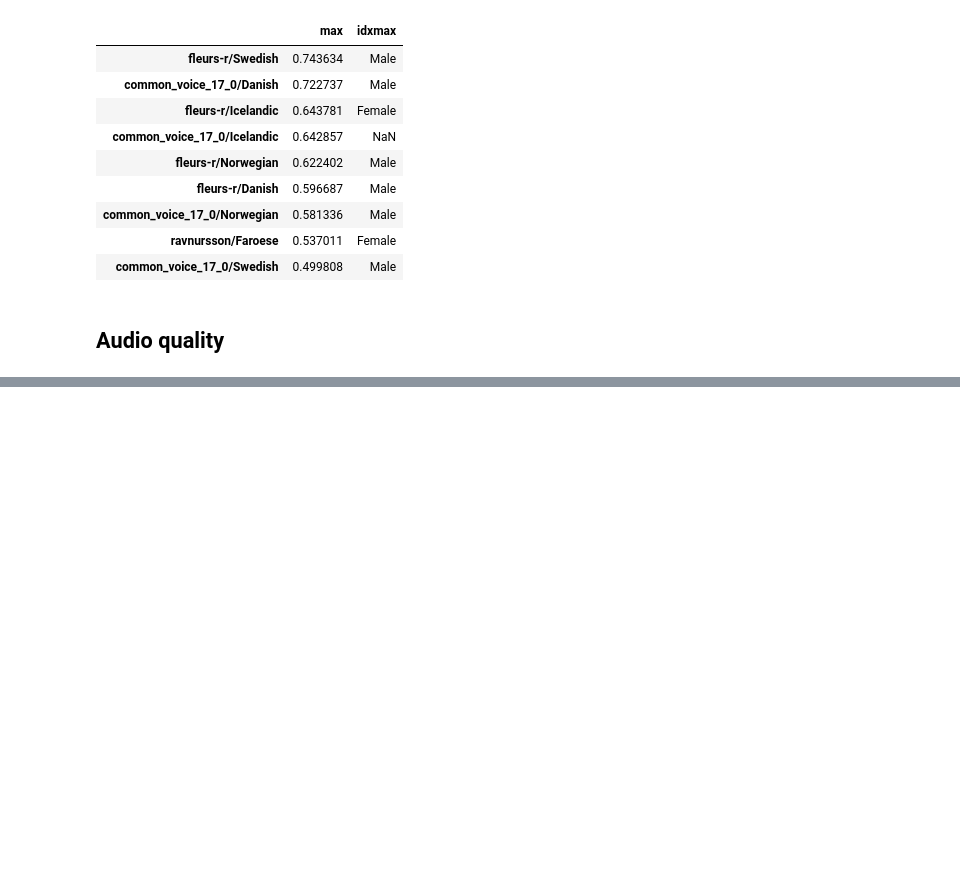
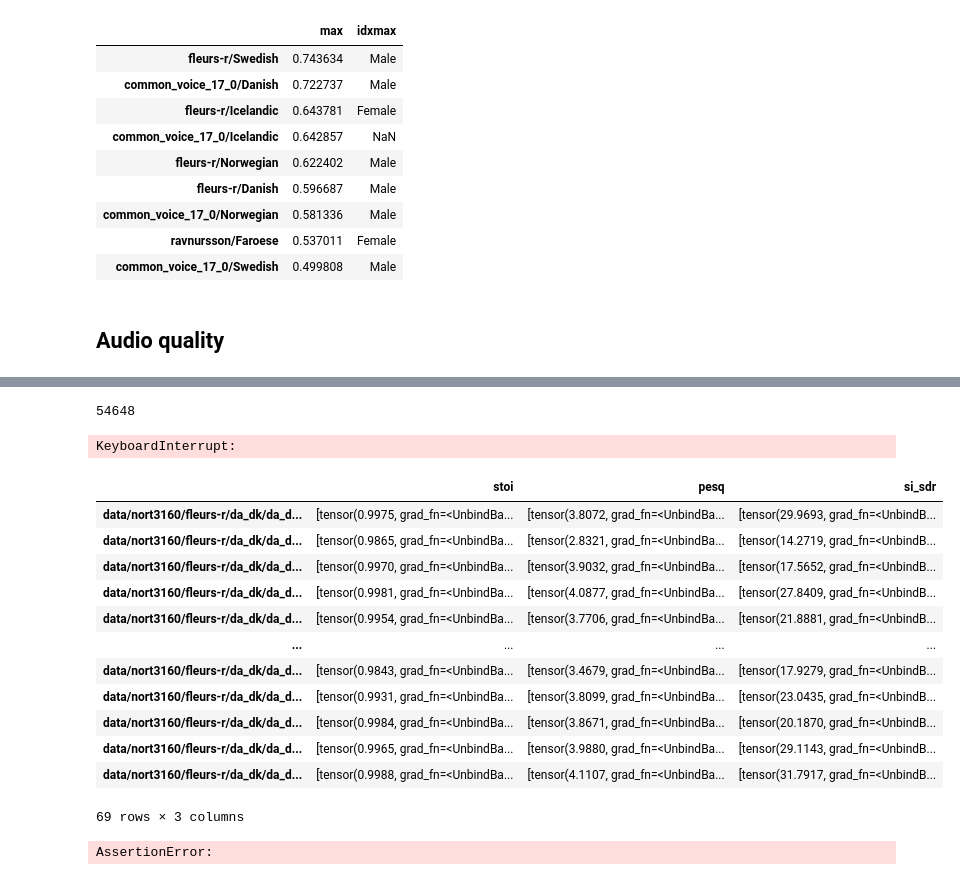
Before and after one commit to Neclow/mlops_project, a Jupyter notebook: data_quality.ipynb, the cells around one changed output, grey strips where cells are left out. Saved outputs shown, nothing was run; the diff lists cells and outputs as text; code cells hidden in the pictures; blank space fills up the shorter version.

Commit message:
add squim SQA script

```diff
--- a/data_quality.ipynb
+++ b/data_quality.ipynb
@@ -452,0 +451,12 @@ gender_balance_df.T.agg(["max", "idxmax"]).T.sort_values(by="max", ascending=Fal
+# %%
+# SQUIM does not require the corresponding clean speech as reference for speech assessment
+objective_model = SQUIM_OBJECTIVE.get_model()
+
+torch.compile(objective_model)
+
+is_cuda = torch.cuda.is_available()
+
+# if is_cuda:
+#     objective_model.to("cuda:0")
+
+summary(objective_model)
@@ -452,0 +481,67 @@ gender_balance_df.T.agg(["max", "idxmax"]).T.sort_values(by="max", ascending=Fal
+# %%
+exts = ("wav", "mp3")
+
+base_pattern = f"{dataset_folder}/**/audio"
+
+audio_files = []
+
+for ext in exts:
+    audio_files.extend(glob(f"{base_pattern}/*/*.{ext}", recursive=True))
+
+print(len(audio_files))
+# %% [output]
+54648
+# %%
+sq_data = {}
+
+
+for file in tqdm(audio_files):
+    x, sr = torchaudio.load(file)
+
+    if sr != SAMPLE_RATE:
+        x = torchaudio.functional.resample(x, sr, SAMPLE_RATE)
+
+    stoi, pesq, si_sdr = objective_model(
+        x[0:1]
+    )
+
+    sq_data[file] = {"stoi": stoi, "pesq": pesq, "si_sdr": si_sdr}
+# %% [output]
+KeyboardInterrupt:
+# %%
+pd.DataFrame.from_dict(sq_data, orient="index")
+# %% [output]
+|  | stoi | pesq | si_sdr |
+| data/nort3160/fleurs-r/da_dk/da_d... | [tensor(0.9975, grad_fn=<UnbindBa... | [tensor(3.8072, grad_fn=<UnbindBa... | [tensor(29.9693, grad_fn=<UnbindB... |
+| data/nort3160/fleurs-r/da_dk/da_d... | [tensor(0.9865, grad_fn=<UnbindBa... | [tensor(2.8321, grad_fn=<UnbindBa... | [tensor(14.2719, grad_fn=<UnbindB... |
+| data/nort3160/fleurs-r/da_dk/da_d... | [tensor(0.9970, grad_fn=<UnbindBa... | [tensor(3.9032, grad_fn=<UnbindBa... | [tensor(17.5652, grad_fn=<UnbindB... |
+| data/nort3160/fleurs-r/da_dk/da_d... | [tensor(0.9981, grad_fn=<UnbindBa... | [tensor(4.0877, grad_fn=<UnbindBa... | [tensor(27.8409, grad_fn=<UnbindB... |
+| data/nort3160/fleurs-r/da_dk/da_d... | [tensor(0.9954, grad_fn=<UnbindBa... | [tensor(3.7706, grad_fn=<UnbindBa... | [tensor(21.8881, grad_fn=<UnbindB... |
+| ... | ... | ... | ... |
+| data/nort3160/fleurs-r/da_dk/da_d... | [tensor(0.9843, grad_fn=<UnbindBa... | [tensor(3.4679, grad_fn=<UnbindBa... | [tensor(17.9279, grad_fn=<UnbindB... |
+| data/nort3160/fleurs-r/da_dk/da_d... | [tensor(0.9931, grad_fn=<UnbindBa... | [tensor(3.8099, grad_fn=<UnbindBa... | [tensor(23.0435, grad_fn=<UnbindB... |
+| data/nort3160/fleurs-r/da_dk/da_d... | [tensor(0.9984, grad_fn=<UnbindBa... | [tensor(3.8671, grad_fn=<UnbindBa... | [tensor(20.1870, grad_fn=<UnbindB... |
+| data/nort3160/fleurs-r/da_dk/da_d... | [tensor(0.9965, grad_fn=<UnbindBa... | [tensor(3.9880, grad_fn=<UnbindBa... | [tensor(29.1143, grad_fn=<UnbindB... |
+| data/nort3160/fleurs-r/da_dk/da_d... | [tensor(0.9988, grad_fn=<UnbindBa... | [tensor(4.1107, grad_fn=<UnbindBa... | [tensor(31.7917, grad_fn=<UnbindB... |
+69 rows × 3 columns
+# %%
+sq_data = {}
+
+for language, codes in language2code.items():
+    for code in codes:
+        sq_data[f"{language}/"]
+        pattern = f"{dataset_folder}/*/{code}/{code}/audio/*"
+
+        code_files = sorted(glob(f"{pattern}/*.wav")) + sorted(glob(f"{pattern}/*.mp3"))
+
+        for cf in tqdm(code_files, desc=f"{language} ({code})"):
+            x, sr = torchaudio.load(cf)
+
+            if sr != SAMPLE_RATE:
+                x = torchaudio.functional.resample(x, sr, SAMPLE_RATE)
+
+            stoi, pesq, si_sdr = objective_model(
+                x[0:1]
+            )
+# %% [output]
+AssertionError:
```
Also changed, not shown: parts of 4 cells of this notebook, 6 other files.
